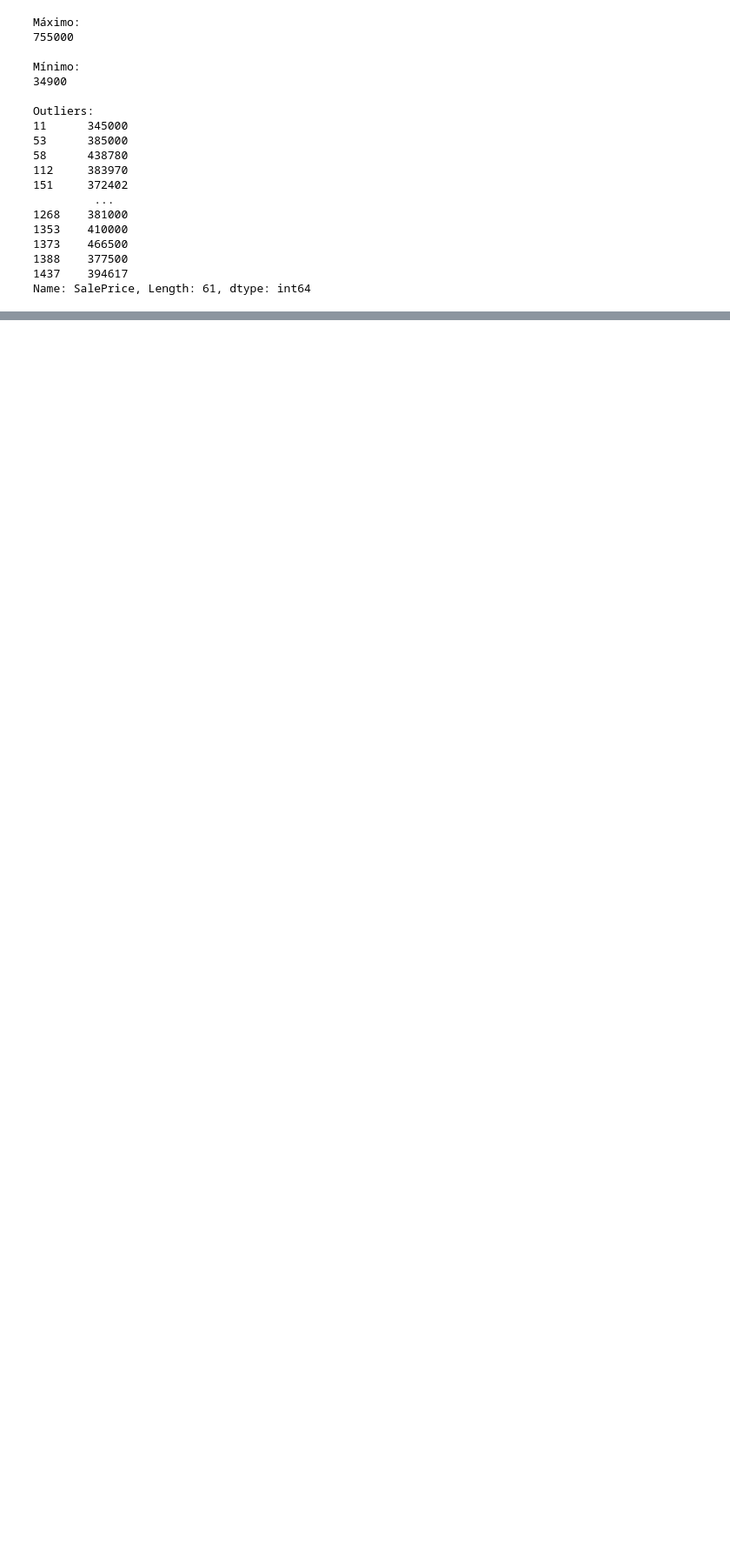
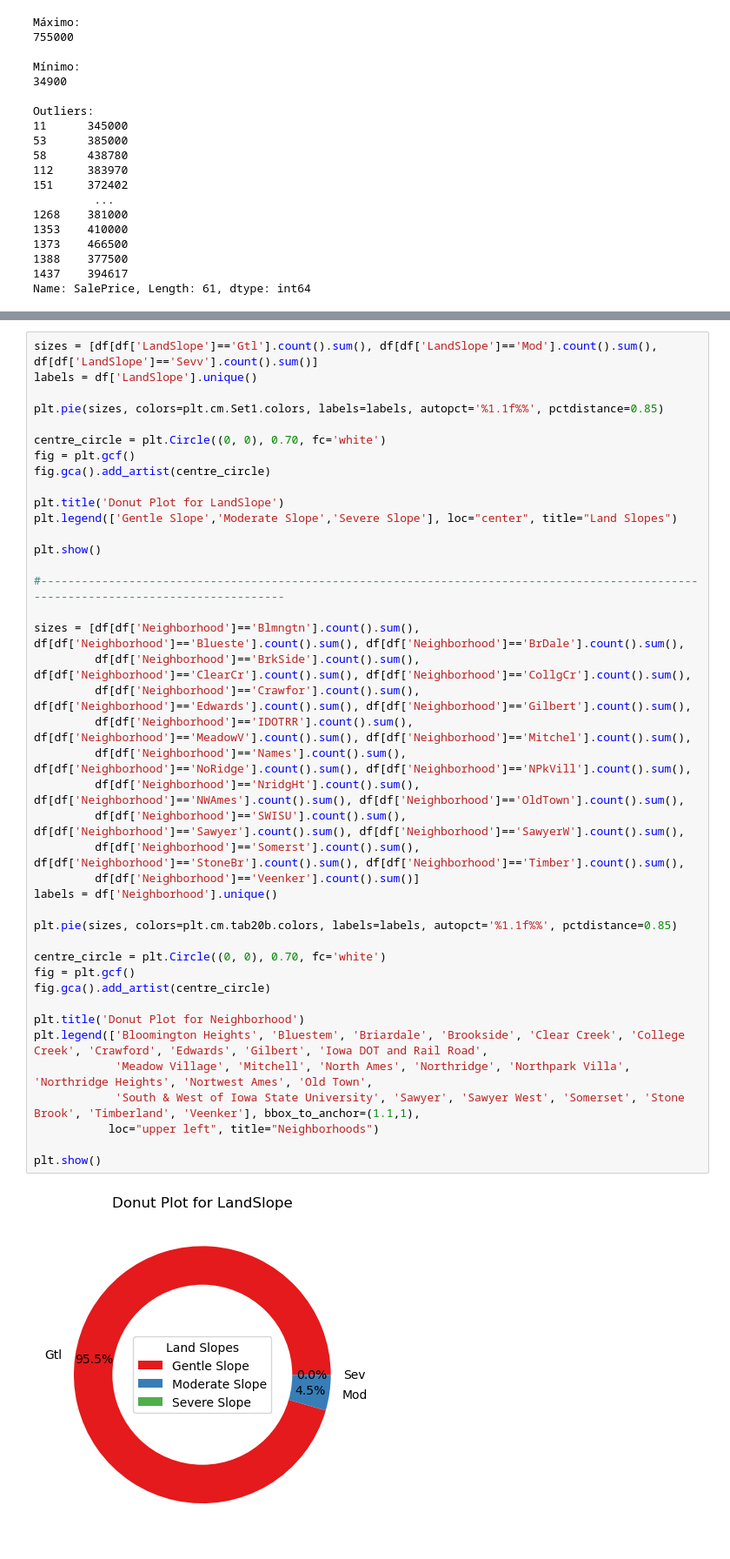
Before and after one commit to Martindmd/Inteligencia-Artificial, a Jupyter notebook: p2_1311_09_marmolejo_olsson/memoria.ipynb, the cells around one changed output, grey strips where cells are left out. Shown at 87% size. Cells and saved outputs as stored; diff of their text form; blank space fills up the shorter version.

```diff
--- a/p2_1311_09_marmolejo_olsson/memoria.ipynb
+++ b/p2_1311_09_marmolejo_olsson/memoria.ipynb
@@ -734,0 +868,43 @@ plt.show()
+# %%
+sizes = [df[df['LandSlope']=='Gtl'].count().sum(), df[df['LandSlope']=='Mod'].count().sum(), df[df['LandSlope']=='Sevv'].count().sum()]
+labels = df['LandSlope'].unique()
+
+plt.pie(sizes, colors=plt.cm.Set1.colors, labels=labels, autopct='%1.1f%%', pctdistance=0.85)
+
+centre_circle = plt.Circle((0, 0), 0.70, fc='white')
+fig = plt.gcf()
+fig.gca().add_artist(centre_circle)
+
+plt.title('Donut Plot for LandSlope')
+plt.legend(['Gentle Slope','Moderate Slope','Severe Slope'], loc="center", title="Land Slopes")
+
+plt.show()
+
+#--------------------------------------------------------------------------------------------------------------------------------------
+
+sizes = [df[df['Neighborhood']=='Blmngtn'].count().sum(), df[df['Neighborhood']=='Blueste'].count().sum(), df[df['Neighborhood']=='BrDale'].count().sum(),
+         df[df['Neighborhood']=='BrkSide'].count().sum(), df[df['Neighborhood']=='ClearCr'].count().sum(), df[df['Neighborhood']=='CollgCr'].count().sum(),
+         df[df['Neighborhood']=='Crawfor'].count().sum(), df[df['Neighborhood']=='Edwards'].count().sum(), df[df['Neighborhood']=='Gilbert'].count().sum(),
+         df[df['Neighborhood']=='IDOTRR'].count().sum(), df[df['Neighborhood']=='MeadowV'].count().sum(), df[df['Neighborhood']=='Mitchel'].count().sum(),
+         df[df['Neighborhood']=='Names'].count().sum(), df[df['Neighborhood']=='NoRidge'].count().sum(), df[df['Neighborhood']=='NPkVill'].count().sum(),
+         df[df['Neighborhood']=='NridgHt'].count().sum(), df[df['Neighborhood']=='NWAmes'].count().sum(), df[df['Neighborhood']=='OldTown'].count().sum(),
+         df[df['Neighborhood']=='SWISU'].count().sum(), df[df['Neighborhood']=='Sawyer'].count().sum(), df[df['Neighborhood']=='SawyerW'].count().sum(),
+         df[df['Neighborhood']=='Somerst'].count().sum(), df[df['Neighborhood']=='StoneBr'].count().sum(), df[df['Neighborhood']=='Timber'].count().sum(),
+         df[df['Neighborhood']=='Veenker'].count().sum()]
+labels = df['Neighborhood'].unique()
+
+plt.pie(sizes, colors=plt.cm.tab20b.colors, labels=labels, autopct='%1.1f%%', pctdistance=0.85)
+
+centre_circle = plt.Circle((0, 0), 0.70, fc='white')
+fig = plt.gcf()
+fig.gca().add_artist(centre_circle)
+
+plt.title('Donut Plot for Neighborhood')
+plt.legend(['Bloomington Heights', 'Bluestem', 'Briardale', 'Brookside', 'Clear Creek', 'College Creek', 'Crawford', 'Edwards', 'Gilbert', 'Iowa DOT and Rail Road',
+            'Meadow Village', 'Mitchell', 'North Ames', 'Northridge', 'Northpark Villa', 'Northridge Heights', 'Nortwest Ames', 'Old Town',
+            'South & West of Iowa State University', 'Sawyer', 'Sawyer West', 'Somerset', 'Stone Brook', 'Timberland', 'Veenker'], bbox_to_anchor=(1.1,1),
+           loc="upper left", title="Neighborhoods")
+
+plt.show()
+# %% [output]
+[figure, added]
```
Also changed, not shown: parts of 22 cells of this notebook.
